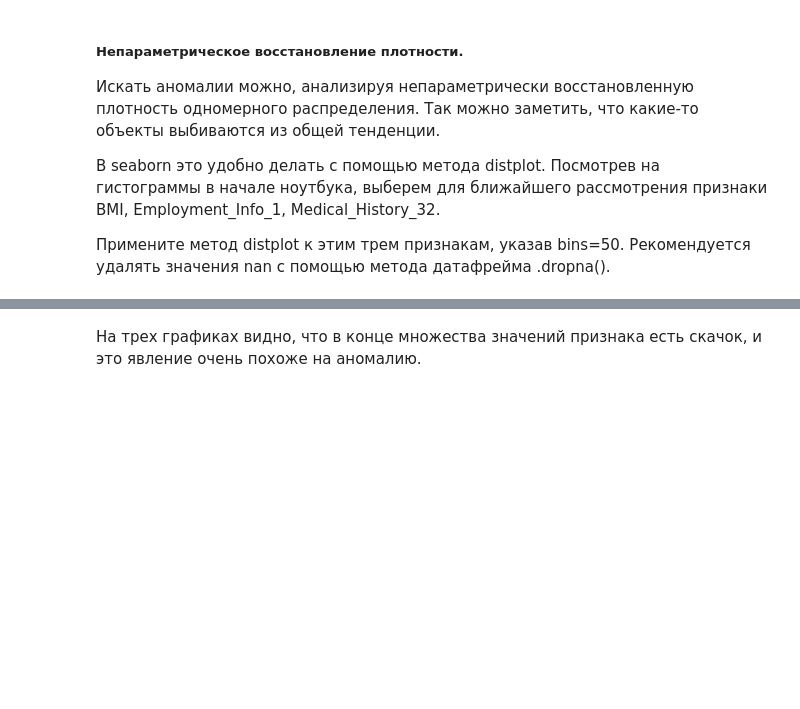
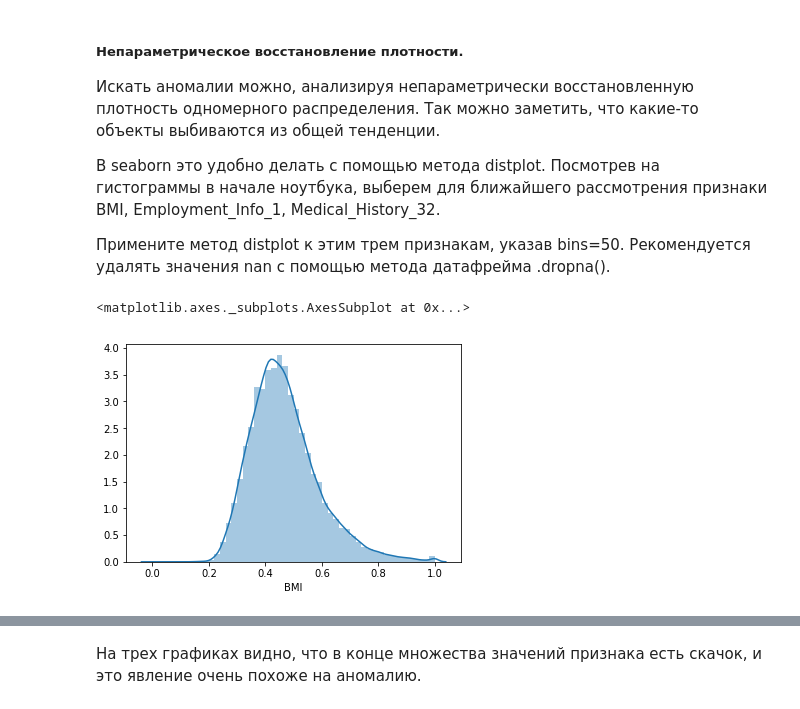
Before and after one commit to vkmbox/Ml-mipt, a Jupyter notebook: course3/week3b/VisualizationPeerReview.ipynb, the cells around one changed output, grey strips where cells are left out. Drawn from its saved outputs; the diff is of its cells as text; code cells hidden in the pictures; blank space fills up the shorter version.

```diff
--- a/course3/week3b/VisualizationPeerReview.ipynb
+++ b/course3/week3b/VisualizationPeerReview.ipynb
@@ -352,3 +392,12 @@ labels = svm_.predict(sdata[person_features])
 Примените метод distplot к этим трем признакам, указав bins=50. Рекомендуется удалять значения nan с помощью метода датафрейма .dropna().
 # %%
 # Код 8. Восстановите плотности трех для трех указанных признаков
+import seaborn as sns, numpy as np
+
+fields = [ 'BMI', 'Employment_Info_1', 'Medical_History_32']
+bmi_nan = data['BMI']
+bmi = bmi_nan[~np.isnan(bmi_nan)]
+sns.distplot(bmi, bins=50)
+# %% [output]
+<matplotlib.axes._subplots.AxesSubplot at 0x...>
+[figure, added]
```
Also changed, not shown: parts of 13 cells of this notebook, 1 other file.
